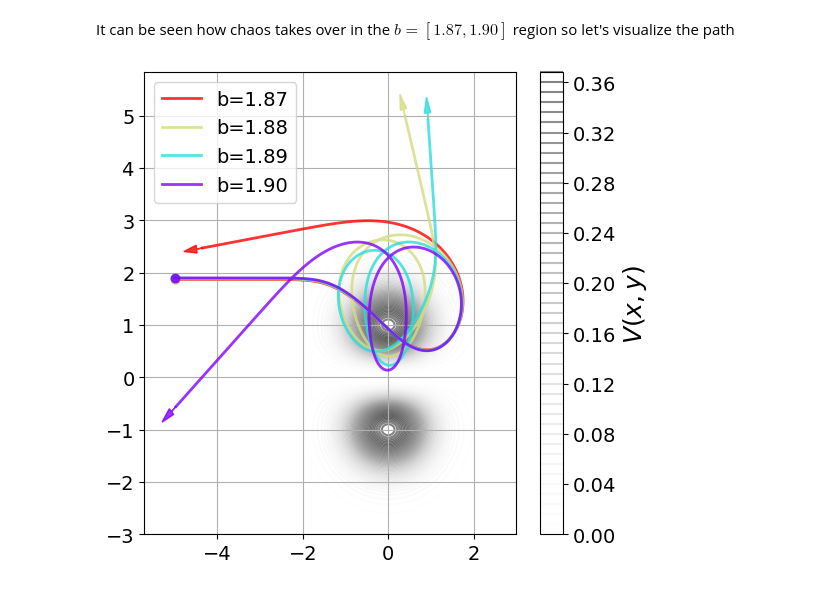
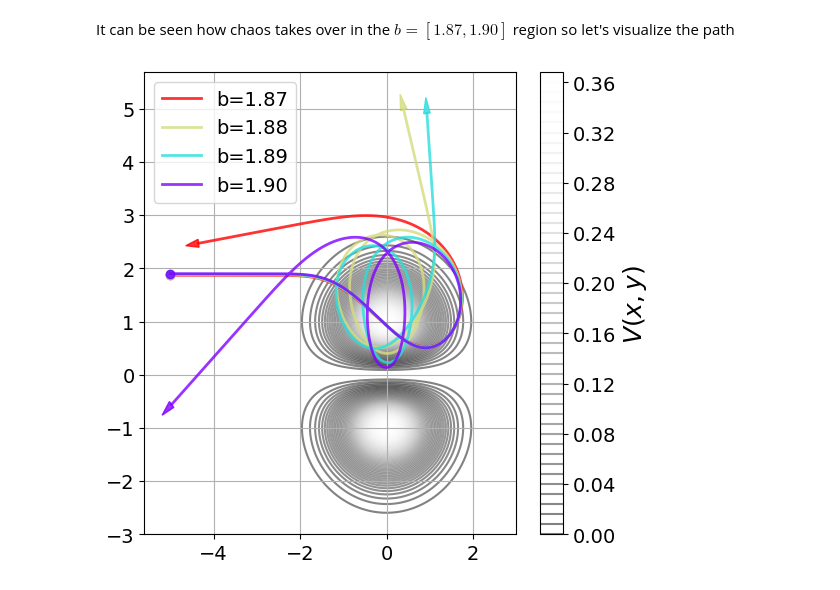
Before and after one commit to javirgv/Computational-Scattering-Experiment, a Jupyter notebook: JaviRoca_ComputationalScattering.ipynb, the cells around one changed output. Drawn from its saved outputs; the diff is of its cells as text; code cells hidden in the pictures.

```diff
--- a/JaviRoca_ComputationalScattering.ipynb
+++ b/JaviRoca_ComputationalScattering.ipynb
@@ -320,6 +389,7 @@ Due to the chaotic potential with two wells, the change in $b$ doesn't suppose a
 E = 1
 h = 0.01
 
+# Iterate through different values of b
 b_values = np.arange(0, 5, 1)
 energy_errors = []
 for b in b_values:
@@ -345,7 +415,6 @@ for b in b_values:
     ax[0].plot(data[:,0], data[:,1], zorder=1, label='RK4')
     ax[0].scatter(data[0,0], data[0,1], color='r')
     ax[0].scatter(data[-1,0], data[-1,1], color='g')
-    circle = Circle((0,0), 5, fill=False, color='k', linestyle='--', alpha=0.5, label='r=5')
     contour = ax[0].contour(X, Y, Z, levels=50, alpha=0.3, zorder=0)
     fig.colorbar(contour, label='$V(x,y)$', ax=ax[0])
     ax[0].set_title(f'$b$={b}')
@@ -387,3 +456,36 @@ b=4: transit time=5.67 dimensionless units of time
      scattering angle=-0.00069º
 [figure]
 [figure]
+# %%
+plt.figure(figsize=(7.5,6))
+# Set initial conditions
+E = 1
+h = 0.01
+
+# Iterate through different values of b
+b_values = np.arange(0, 5, 1)
+colors = plt.rcParams['axes.prop_cycle'].by_key()['color'][:len(b_values)]
+
+for b, color in zip(b_values, colors):
+    x0, y0 = -5, b
+    vx0, vy0 = np.sqrt(2*E), 0
+    state = np.array([x0, y0, vx0, vy0])
+
+    # Initialize and record the data using RK4
+    data = [state.copy()]
+    data = RK4(state, data, chaotic_acceleration, rmax=5)
+
+    # Plot scattering
+    plt.plot(data[:,0], data[:,1], color=color, zorder=1, linewidth=2.5, label=f'b={b}')
+    plt.scatter(data[0,0], data[0,1], color=color)
+    plt.arrow(data[-1,0], data[-1,1], 0.001*data[-1,2], 0.001*data[-1,3], head_width=0.15, head_length=0.3, color=color)
+    plt.xlabel('$x$')
+    plt.ylabel('$y$')
+    #plt.xlim(-5.1,5.1)
+    #plt.ylim(-0.1,5.1)
+    #plt.legend(loc='lower right')
+
+plt.contour(X, Y, Z, levels=50, alpha=0.4, cmap='Greys_r', zorder=0)
+plt.colorbar(label='$V(x,y)$')
+plt.grid()
+plt.show()
@@ -530,33 +637,34 @@ plt.figure(figsize=(6,6))
 # Set initial conditions
 E = 0.01
 h = 0.01
 
+# Iterate through different values of b
 b_values = np.arange(1.87, 1.91, 0.01)
 colors = plt.cm.rainbow(np.linspace(1, 0, len(b_values)))
 
 for color, b in zip(colors, b_values):
     x0, y0 = -5, b
     vx0, vy0 = np.sqrt(2*E), 0
     state = np.array([x0, y0, vx0, vy0])
 
     # Initialize and record the data using RK4
     data = [state.copy()]
     data = RK4(state, data, chaotic_acceleration, rmax=5)
 
     # Plot
     plt.plot(data[:,0], data[:,1], color=color, linewidth=2, alpha=0.8, label=f'b={b:.2f}')
     plt.scatter(data[0,0], data[0,1], color=color, alpha=0.8, zorder=2)
-    plt.arrow(data[-1,0], data[-1,1], data[-1,2], data[-1,3], head_width=0.15, head_length=0.3, color=color, alpha=0.8)
+    plt.arrow(data[-1,0], data[-1,1], 1e-3*data[-1,2], 1e-3*data[-1,3], head_width=0.15, head_length=0.3, color=color, alpha=0.8)
 
 # PLot contour
 x = np.linspace(-3,3,400); y=np.linspace(-3,3,400)
 [X,Y] = np.meshgrid(x,y)
 Z = chaotic_potential(X,Y)
 
-plt.contour(X,Y,Z,levels=50, zorder=0, alpha=0.5, cmap='Greys')
+plt.contour(X,Y,Z,levels=50, zorder=0, alpha=0.5, cmap='Greys_r')
 plt.colorbar(label='$V(x,y)$')
 plt.legend()
 plt.grid()
 plt.show()
 # %% [output]
-[figure, old version]
+[figure, new version]
```
Also changed, not shown: parts of 7 cells of this notebook.
